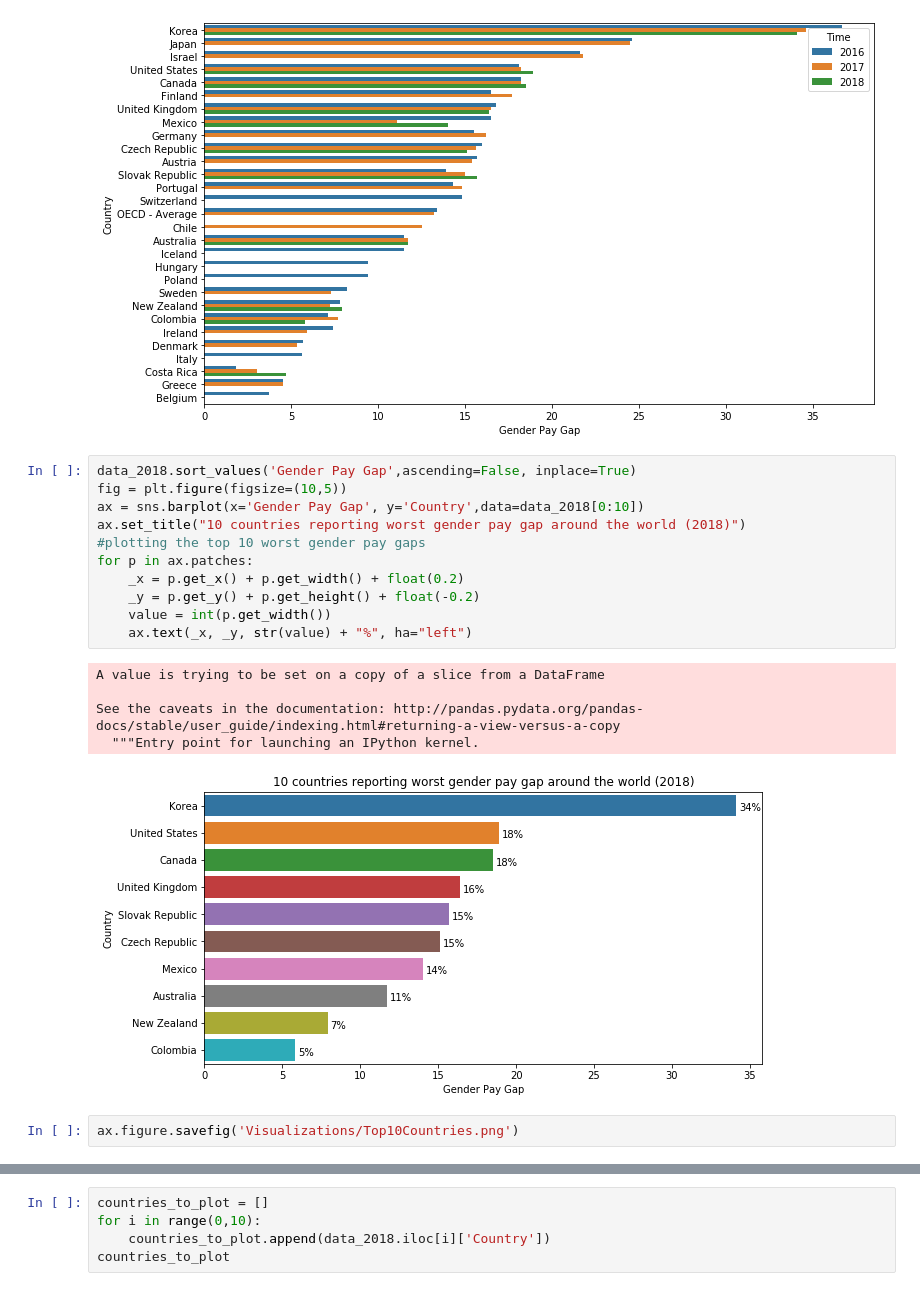
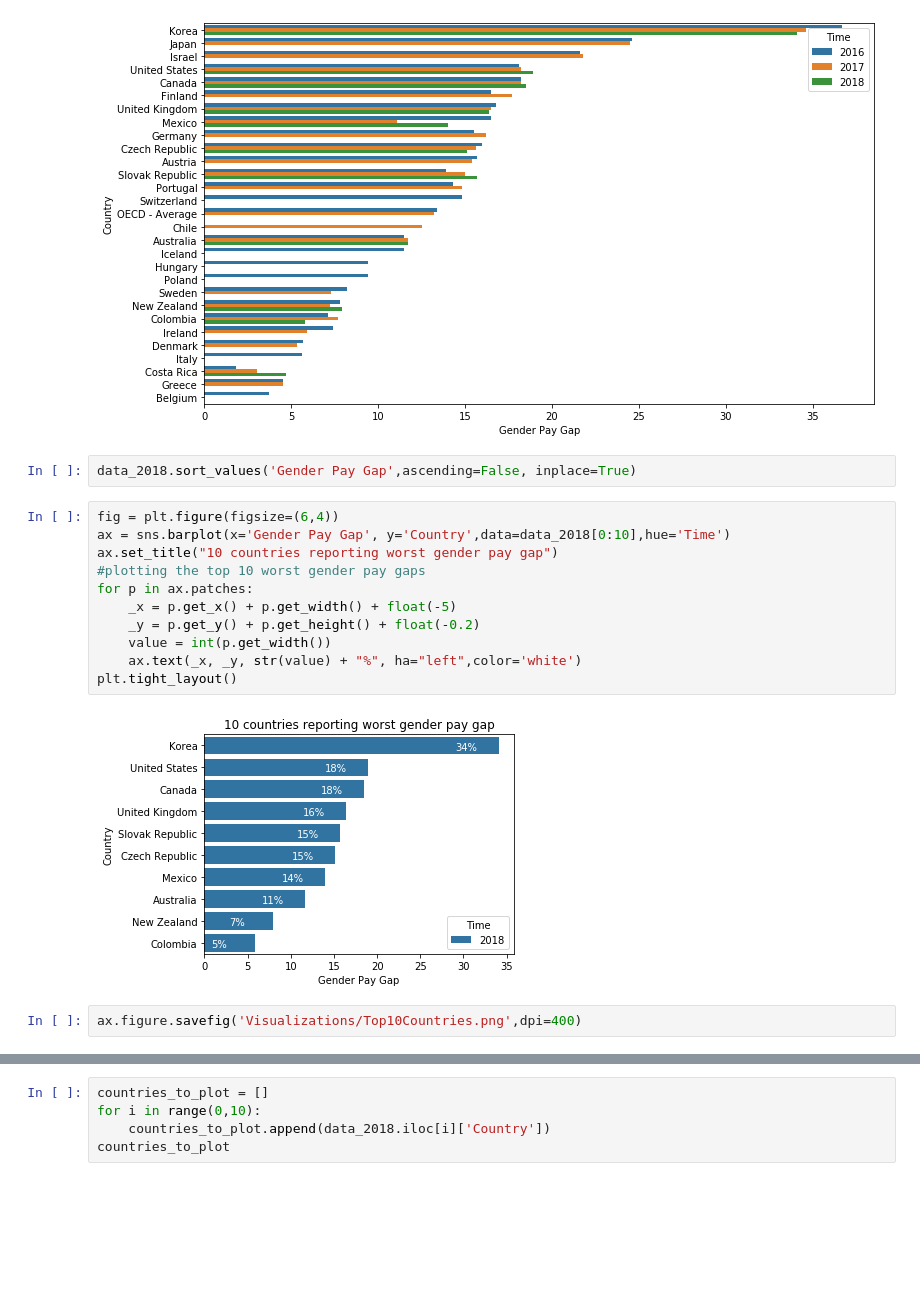
Before and after one commit to Ads2020Group6/data-exploration, a Jupyter notebook: Country-wise visualization - Shivangi.ipynb, the cells around one changed output, grey strips where cells are left out. Cells and saved outputs as stored; diff of their text form; blank space fills up the shorter version.

```diff
--- a/Country-wise visualization - Shivangi.ipynb
+++ b/Country-wise visualization - Shivangi.ipynb
@@ -135,22 +135,20 @@ A value is trying to be set on a copy of a slice from a DataFrame
 See the caveats in the documentation: http://pandas.pydata.org/pandas-docs/stable/user_guide/indexing.html#returning-a-view-versus-a-copy
   """Entry point for launching an IPython kernel.
 [figure]
+# %%
+data_2018.sort_values('Gender Pay Gap',ascending=False, inplace=True)
 # %%
-data_2018.sort_values('Gender Pay Gap',ascending=False, inplace=True)
-fig = plt.figure(figsize=(10,5))
-ax = sns.barplot(x='Gender Pay Gap', y='Country',data=data_2018[0:10])
-ax.set_title("10 countries reporting worst gender pay gap around the world (2018)")
+fig = plt.figure(figsize=(6,4))
+ax = sns.barplot(x='Gender Pay Gap', y='Country',data=data_2018[0:10],hue='Time')
+ax.set_title("10 countries reporting worst gender pay gap")
 #plotting the top 10 worst gender pay gaps
 for p in ax.patches:
-    _x = p.get_x() + p.get_width() + float(0.2)
+    _x = p.get_x() + p.get_width() + float(-5)
     _y = p.get_y() + p.get_height() + float(-0.2)
     value = int(p.get_width())
-    ax.text(_x, _y, str(value) + "%", ha="left")
+    ax.text(_x, _y, str(value) + "%", ha="left",color='white')
+plt.tight_layout()
 # %% [output]
-A value is trying to be set on a copy of a slice from a DataFrame
-
-See the caveats in the documentation: http://pandas.pydata.org/pandas-docs/stable/user_guide/indexing.html#returning-a-view-versus-a-copy
-  """Entry point for launching an IPython kernel.
-[figure, old version]
+[figure, new version]
 # %%
-ax.figure.savefig('Visualizations/Top10Countries.png')
+ax.figure.savefig('Visualizations/Top10Countries.png',dpi=400)
```
Also changed, not shown: parts of 4 cells of this notebook, 3 other files.
